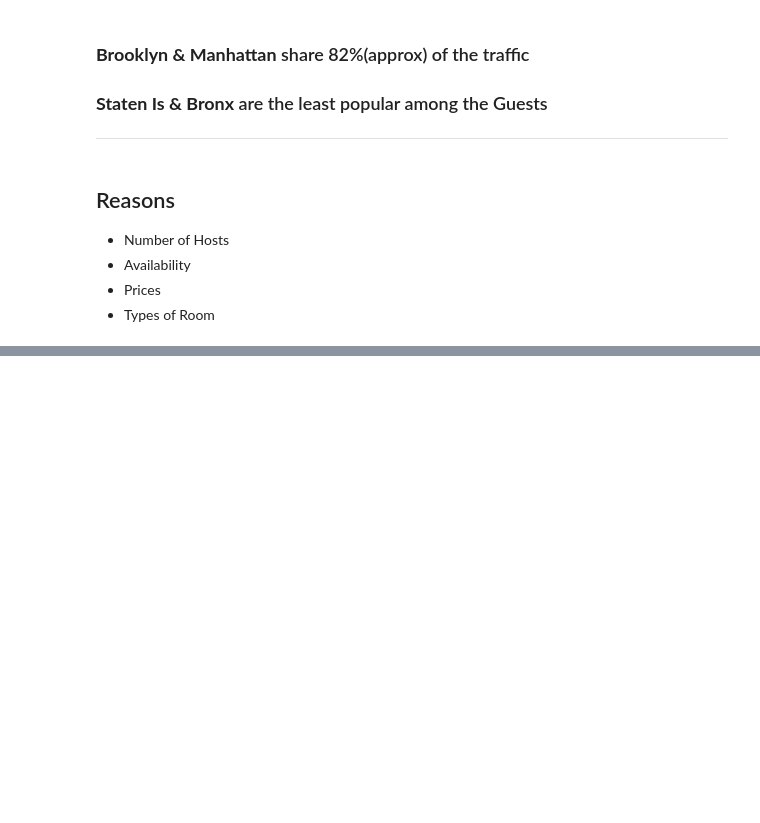
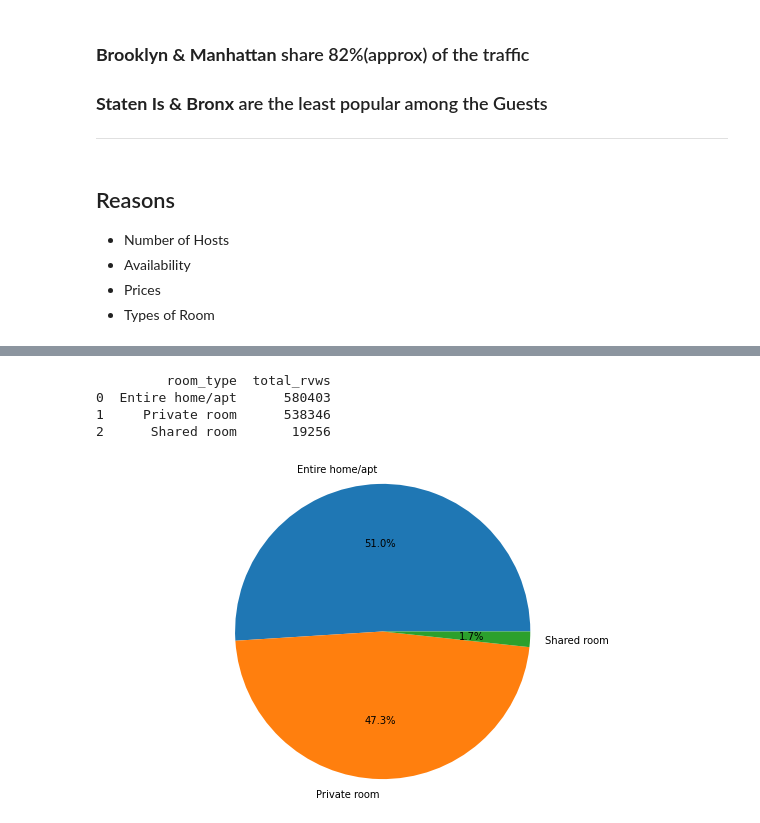
Before and after one commit to mohd-sahil/Airbnb-Bookings-Analysis-EDA, a Jupyter notebook: Airbnb_Bookings_Analysis_Capstone_Project.ipynb, the cells around one changed output, grey strips where cells are left out. Cells and saved outputs as stored; diff of their text form; code cells hidden in the pictures; blank space fills up the shorter version.

```diff
--- a/Airbnb_Bookings_Analysis_Capstone_Project.ipynb
+++ b/Airbnb_Bookings_Analysis_Capstone_Project.ipynb
@@ -409,0 +473,23 @@ plt.show()
+# %%
+# most preferred room types (but these figures does not show the most offered room types)
+
+df_prfrd_room = df.groupby(['room_type'])['number_of_reviews'].sum().sort_values(ascending = False).to_frame(name = 'total_rvws').reset_index()
+
+print(df_prfrd_room,'\n\n\n')
+
+
+# visualizing
+
+total_rvws = df_prfrd_room['total_rvws']
+room_type = df_prfrd_room['room_type']
+
+plt.figure(figsize=(10,6))
+plt.pie(total_rvws,labels = room_type,autopct='%1.1f%%')
+plt.axis('equal')
+plt.show()
+# %% [output]
+         room_type  total_rvws
+0  Entire home/apt      580403
+1     Private room      538346
+2      Shared room       19256
+[figure, added]
```
Also changed, not shown: parts of 4 cells of this notebook.
